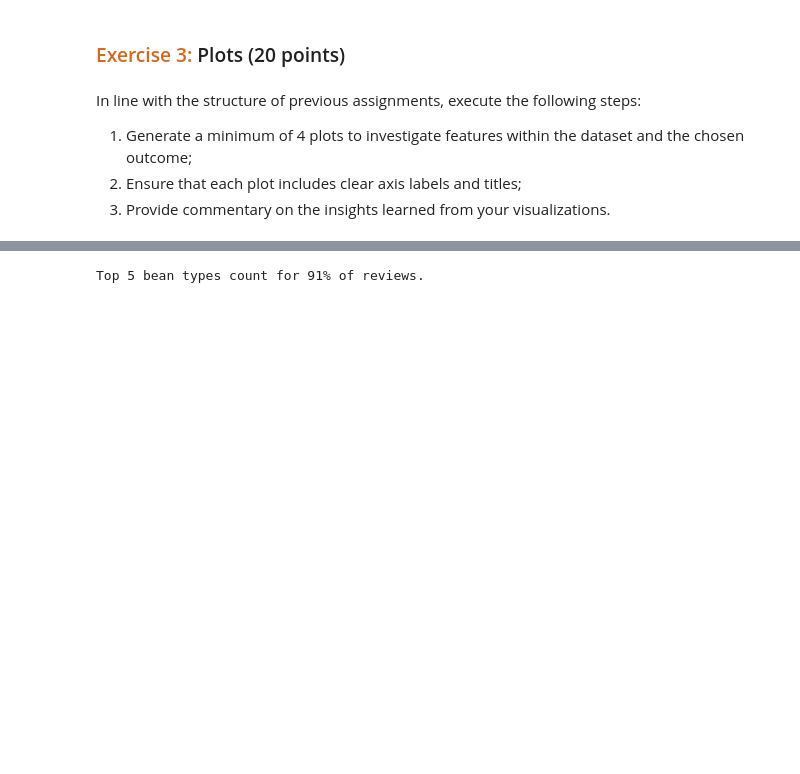
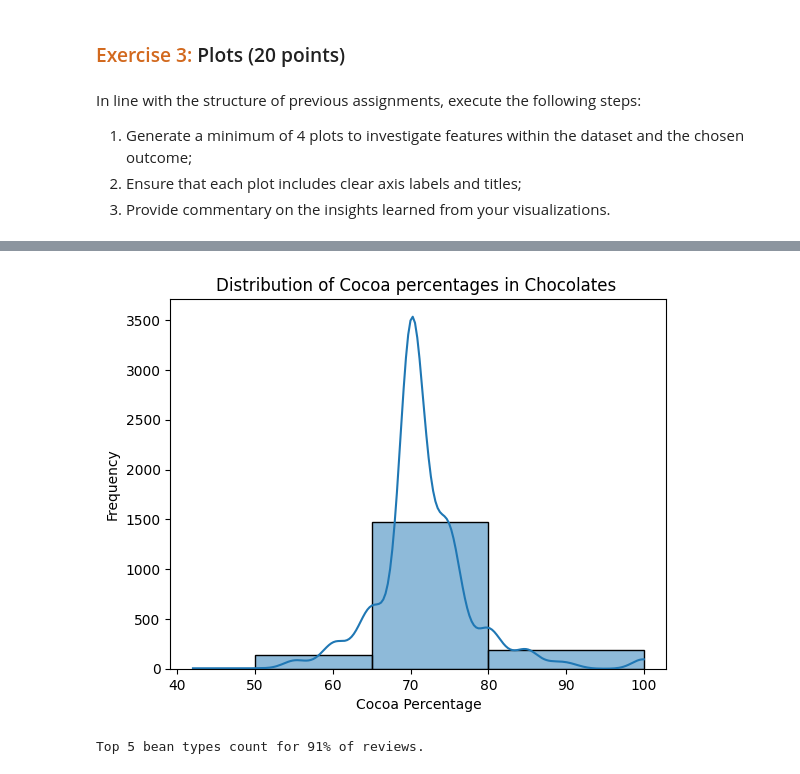
Before and after one commit to ming-berkeley/ds207_assignments, a Jupyter notebook: 05 Multiclass classification.ipynb, the cells around one changed output, grey strips where cells are left out. Saved outputs shown, nothing was run; the diff lists cells and outputs as text; code cells hidden in the pictures; blank space fills up the shorter version.

```diff
--- a/05 Multiclass classification.ipynb
+++ b/05 Multiclass classification.ipynb
@@ -227,3 +227,12 @@ plt.show()
+# %%
+plt.figure()
+plt.title("Distribution of Cocoa percentages in Chocolates ")
+plt.xlabel("Cocoa Percentage")
+plt.ylabel("Frequency")
+sns.histplot(df["cocoa_percent"], bins = [50, 65, 80, 100], kde = True)
+plt.show()
+# %% [output]
+[figure, added]
 # %%
 # What bean types are most popular in this dataset?
 n = 5
```
Also changed, not shown: parts of 30 cells of this notebook, 3 other files.
